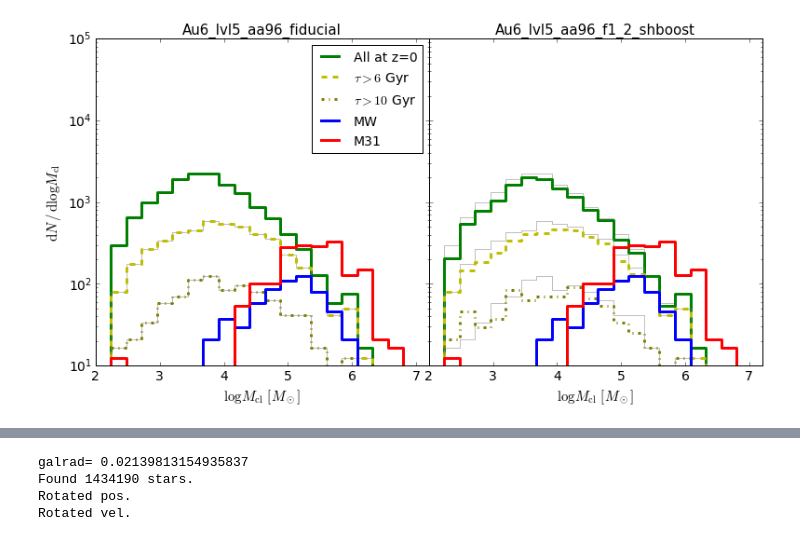
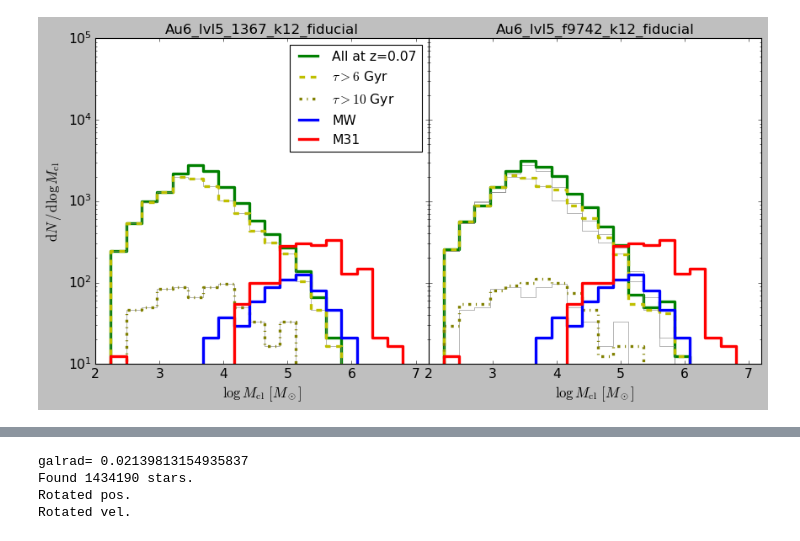
Before and after one commit to pablocoque/post_process_routines, a Jupyter notebook: src/LaPalma_mass_functions.ipynb, the cells around one changed output, grey strips where cells are left out. Cells and saved outputs as stored; diff of their text form; code cells hidden in the pictures.

```diff
--- a/src/LaPalma_mass_functions.ipynb
+++ b/src/LaPalma_mass_functions.ipynb
@@ -8,5 +10,7 @@ from numba import jit
 # %%
 %matplotlib inline
 # %%
-simulation_list = [directory for directory in os.listdir('.') if 'lvl4_aa' in directory]
-print(simulation_list)
+# simulation_list = [directory for directory in os.listdir('.') if 'Au6_lvl5_13' in directory]
+simulation_list = ['Au6_lvl5_1367_k12_fiducial', 'Au6_lvl5_f9742_k12_fiducial']
+# print(simulation_list)
+# simulation_list = [simulation_list[0], simulation_list[2]]
@@ -253,7 +252,7 @@ intermediate_population = []
 old_population = []
 # %%
 for sim in simulation_list:
-    init, full, young, intermediate, old = get_mass_functions(sim)
+    init, full, young, intermediate, old = get_mass_functions(sim, age_young=1., constrain_disk=False)
     initial_population.append(init)
     full_population.append(full)
     young_population.append(young)
@@ -280,33 +289,33 @@ fig, ax = plt.subplots(1, nsubs, sharey=True, figsize=(nsubs*5 + 1,6))
 
 for i,mf in enumerate(full_population):
   # if((i+1)%2 == 0):
   ax[i].step(marray_gcmf[:-1], full_population[0], where='post', c='grey', linewidth=0.5)
-  ax[i].step(marray_gcmf[:-1], mf, where='post', c='g', linewidth=3, label='All at z=0')
+  ax[i].step(marray_gcmf[:-1], mf, where='post', c='g', linewidth=3, label='All at z=0.07')
 
 for i,mf in enumerate(intermediate_population):
   # if((i+1)%2 == 0):
   ax[i].step(marray_gcmf[:-1], intermediate_population[0], where='post', c='grey', linewidth=0.5)
   ax[i].step(marray_gcmf[:-1], mf, where='post', c='y', linewidth=3, linestyle='--', label=r'$\tau > 6$ Gyr')
 
 for i,mf in enumerate(old_population):
   # if((i+1)%2 == 0):
   ax[i].step(marray_gcmf[:-1], old_population[0], where='post', c='grey', linewidth=0.5)
   ax[i].step(marray_gcmf[:-1], mf, where='post', c='olive', linewidth=3, linestyle='-.', label=r'$\tau > 10$ Gyr')
 
 for i in range(len(ax)):
   ax[i].step(marray_gcmf[:-1], mw_mass_function, where='post', linewidth=3, c='b', label='MW')
   ax[i].step(marray_gcmf[:-1], m31_mass_function, where='post', linewidth=3, c='r', label='M31')
   ax[i].set_xlim(2,7.2)
   ax[i].set_xlabel(r'$\log M_{\mathrm{cl}}$ $[M_\odot]$', fontsize=15)
   ax[i].tick_params(labelsize=14)
   ax[i].set_title(simulation_list[i], fontsize=15)
 
 ax[0].set(ylim=(1e1,1e5), yscale= 'log')
 ax[0].set_ylabel(r'$\mathrm{d}N \, / \, \mathrm{d} \log M_{\mathrm{cl}}$', fontsize=15)
 ax[0].legend(loc='upper right', fontsize=14)
 
 plt.tight_layout()
 plt.subplots_adjust(wspace=0)
-# plt.savefig('plots/f1_2_shboost_gcmf_compare.pdf')
+# plt.savefig('plots/evtest_bheffect_gcmf_compare.pdf')
 # %% [output]
-[figure, old version]
+[figure, new version]
```
Also changed, not shown: parts of 9 cells of this notebook, 5 other files.
